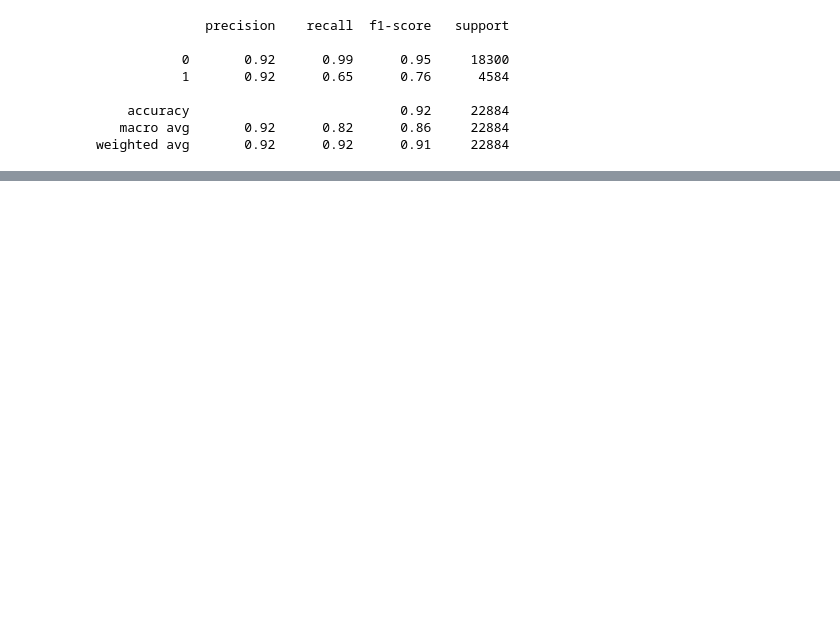
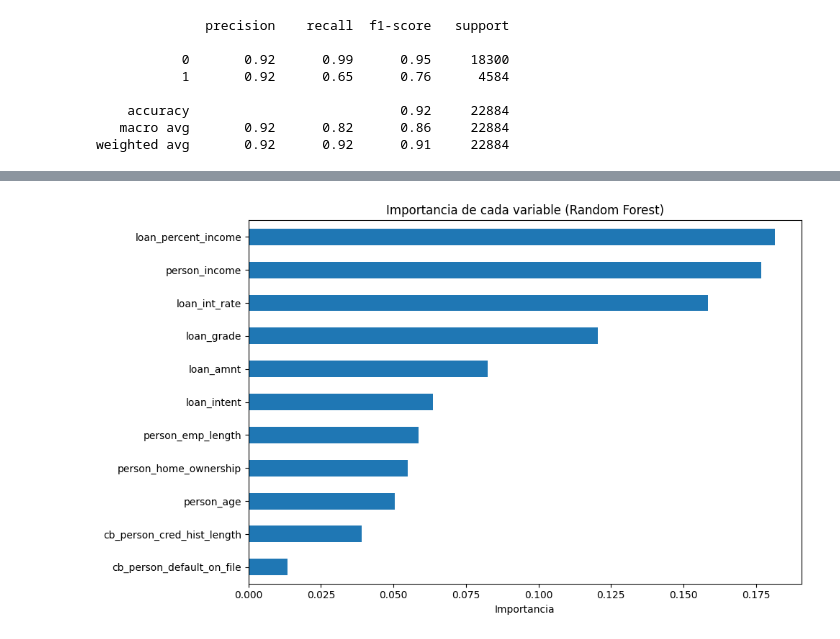
Before and after one commit to maxiskjd/skjd, a Jupyter notebook: Proyecto1.ipynb, the cells around one changed output, grey strips where cells are left out. Cells and saved outputs as stored; diff of their text form; code cells hidden in the pictures; blank space fills up the shorter version.

```diff
--- a/Proyecto1.ipynb
+++ b/Proyecto1.ipynb
@@ -171,0 +174,13 @@ X
+# %%
+importancia_variables = pd.Series(modeloRF.feature_importances_, index=X.columns)
+importancia_variables = importancia_variables.sort_values()
+
+#Gráfico,
+plt.figure(figsize=(10, 6))
+importancia_variables.plot(kind='barh')
+plt.title("Importancia de cada variable (Random Forest)")
+plt.xlabel("Importancia")
+plt.tight_layout()
+plt.show()
+# %% [output]
+[figure, added]
```
Also changed, not shown: parts of 35 cells of this notebook.
